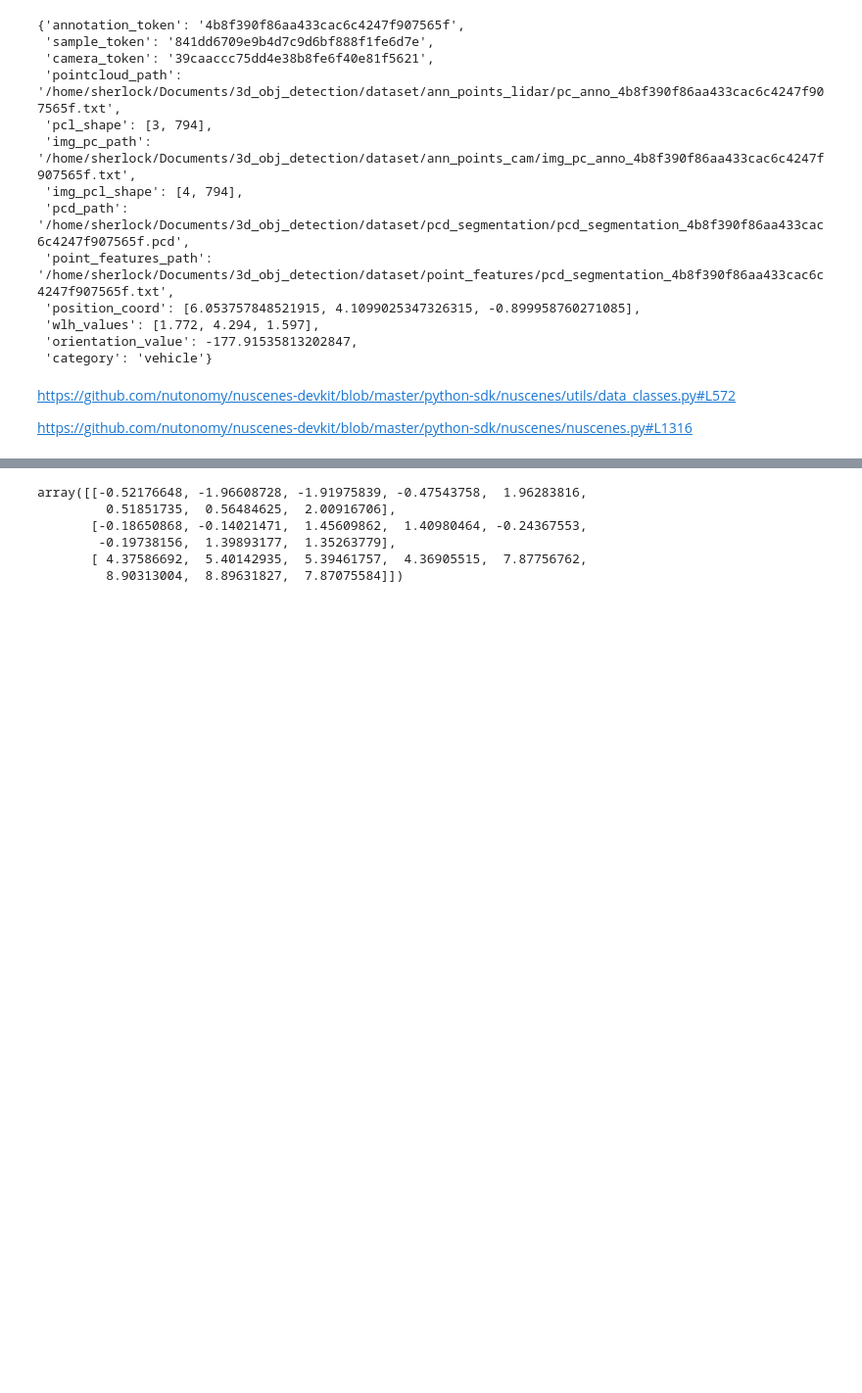
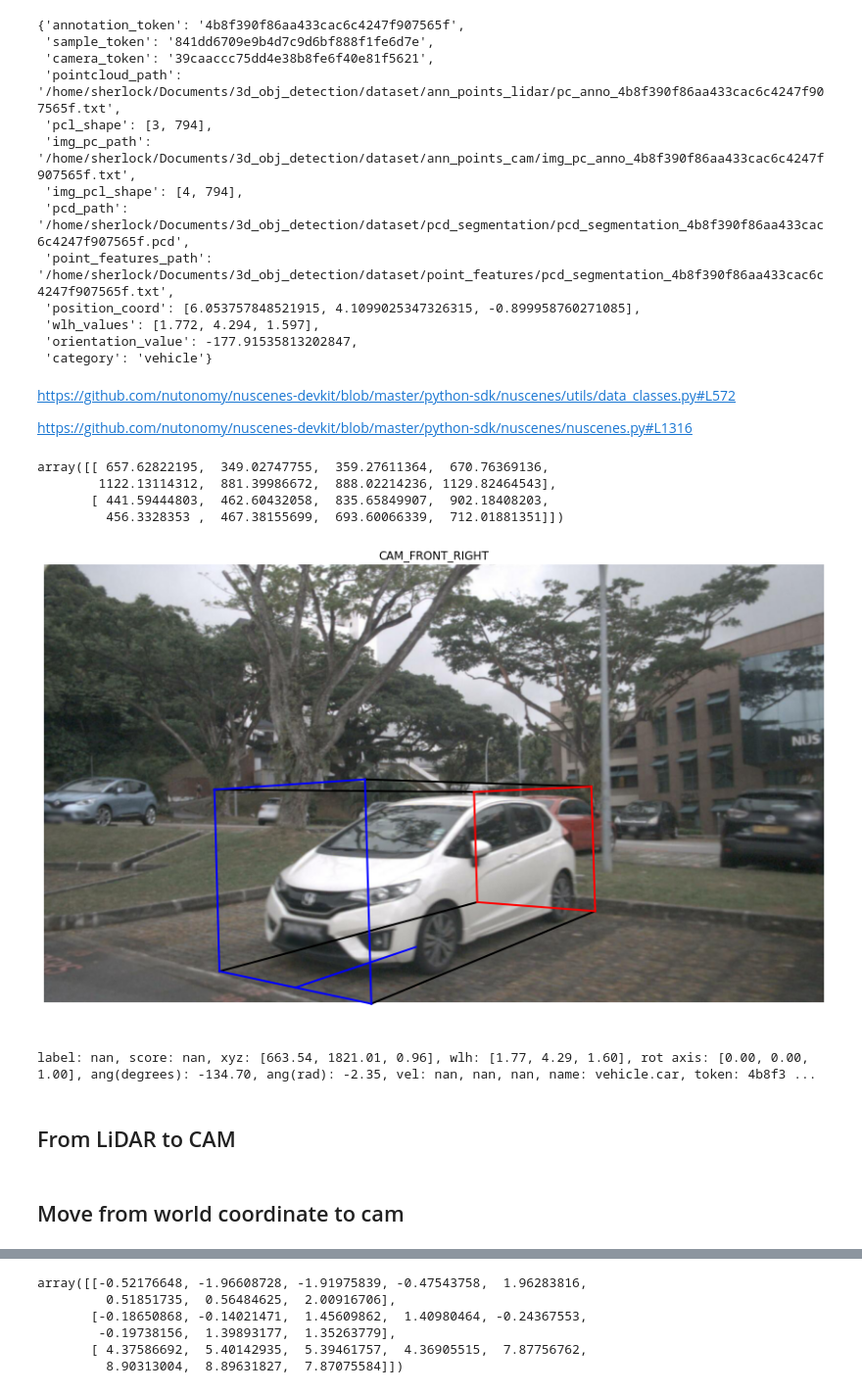
Before and after one commit to MikeS96/3d_obj_detection, a Jupyter notebook: Plotting 3D boxes.ipynb, the cells around one changed output, grey strips where cells are left out. Shown at 98% size. Saved outputs shown, nothing was run; the diff lists cells and outputs as text; code cells hidden in the pictures; blank space fills up the shorter version.

Commit message:
Temporal file to plot 3d bounding boxes

```diff
--- a/Plotting 3D boxes.ipynb
+++ b/Plotting 3D boxes.ipynb
@@ -75,16 +75,65 @@ data_json['instance'][0]
  'orientation_value': -177.91535813202847,
  'category': 'vehicle'}
 # %%
-from nuscenes.utils.geometry_utils import BoxVisibility
-
 box_vis_level = BoxVisibility.ANY
 
 sample_record = nusc.get('sample', data_json['instance'][0]['sample_token'])
 cam = nusc.get('sample_data', data_json['instance'][0]['camera_token'])
 
-_, boxes, camera_intrinsic = nusc.get_sample_data(sample_record['data'][cam['channel']], box_vis_level=box_vis_level,
-                                                    selected_anntokens=[data_json['instance'][0]['annotation_token']])
+# Plot CAMERA view.
+data_path, boxes, camera_intrinsic = nusc.get_sample_data(data_json['instance'][0]['camera_token'], selected_anntokens=[data_json['instance'][0]['annotation_token']])
 # %% [markdown]
 https://github.com/nutonomy/nuscenes-devkit/blob/master/python-sdk/nuscenes/utils/data_classes.py#L572
 
 https://github.com/nutonomy/nuscenes-devkit/blob/master/python-sdk/nuscenes/nuscenes.py#L1316
+# %%
+# Map corners to 2D image plane
+corners = view_points(boxes[0].corners(), view = camera_intrinsic, normalize = True)[:2, :]
+corners
+# %% [output]
+array([[ 657.62822195,  349.02747755,  359.27611364,  670.76369136,
+        1122.13114312,  881.39986672,  888.02214236, 1129.82464543],
+       [ 441.59444803,  462.60432058,  835.65849907,  902.18408203,
+         456.3328353 ,  467.38155699,  693.60066339,  712.01881351]])
+# %%
+def draw_rect(selected_corners, color, axes):
+            prev = selected_corners[-1]
+            for corner in selected_corners:
+                axes.plot([prev[0], corner[0]], [prev[1], corner[1]], color = color, linewidth=2)
+                prev = corner
+# %%
+# Create axis and image
+fig, axes = plt.subplots(1, 1, figsize=(18, 9))
+# Open image of the interest camera
+im = Image.open(osp.join(nusc.dataroot, cam['filename']))
+axes.imshow(im)
+
+# Draw the sides of the bounding box
+colors = ('b', 'r', 'k')
+
+for i in range(4):
+    axes.plot([corners.T[i][0], corners.T[i + 4][0]],
+              [corners.T[i][1], corners.T[i + 4][1]],
+              color=colors[2], linewidth = 2)
+
+# Draw front (first 4 corners) and rear (last 4 corners) rectangles(3d)/lines(2d)
+draw_rect(corners.T[:4], colors[0], axes)
+draw_rect(corners.T[4:], colors[1], axes)
+
+# Draw line indicating the front
+center_bottom_forward = np.mean(corners.T[2:4], axis=0)
+center_bottom = np.mean(corners.T[[2, 3, 7, 6]], axis=0)
+axes.plot([center_bottom[0], center_bottom_forward[0]],
+          [center_bottom[1], center_bottom_forward[1]],
+          color=colors[0], linewidth=2)
+
+axes.set_title(nusc.get('sample_data', cam['token'])['channel'])
+axes.axis('off')
+axes.set_aspect('equal')
+# %% [output]
+[figure, added]
+# %%
+box = nusc.get_box(data_json['instance'][0]['annotation_token'])
+box
+# %% [output]
+label: nan, score: nan, xyz: [663.54, 1821.01, 0.96], wlh: [1.77, 4.29, 1.60], rot axis: [0.00, 0.00, 1.00], ang(degrees): -134.70, ang(rad): -2.35, vel: nan, nan, nan, name: vehicle.car, token: 4b8f3 ...
@@ -90,0 +154,2 @@ https://github.com/nutonomy/nuscenes-devkit/blob/master/python-sdk/nuscenes/nusc
+# %% [markdown]
+## From LiDAR to CAM
@@ -90,0 +172,2 @@ https://github.com/nutonomy/nuscenes-devkit/blob/master/python-sdk/nuscenes/nusc
+# %% [markdown]
+## Move from world coordinate to cam
```
Also changed, not shown: parts of 14 cells of this notebook.
